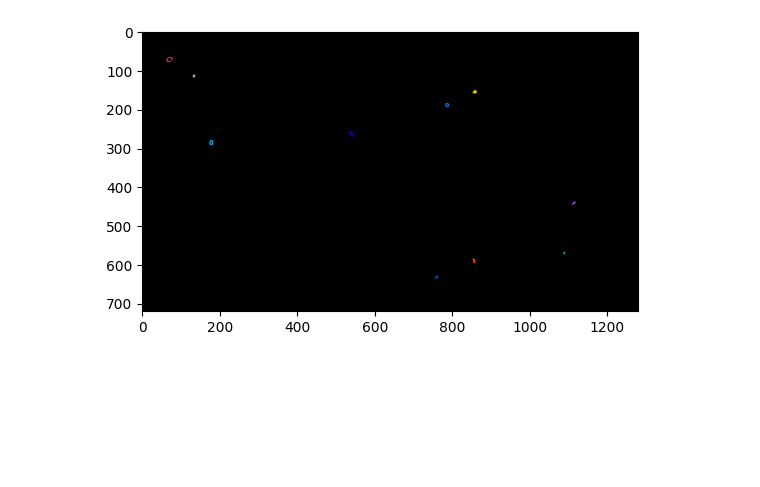
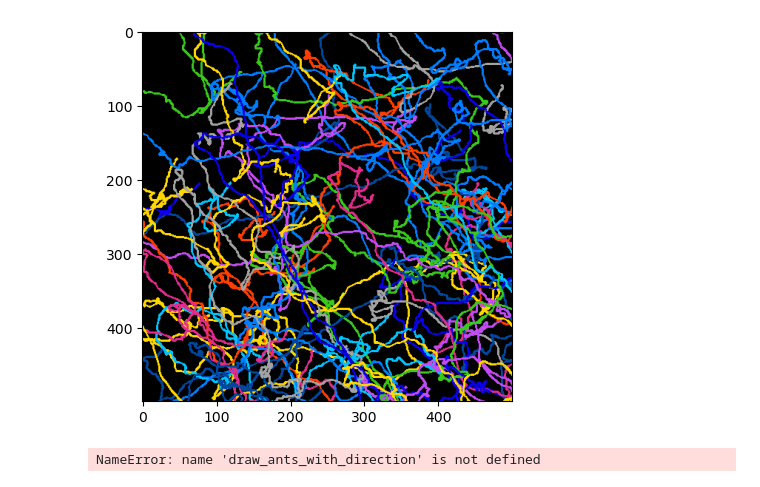
Before and after one commit to Shamaich1337/NMOT, a Jupyter notebook: ant_dataset_gen.ipynb, the cells around one changed output. Saved outputs shown, nothing was run; the diff lists cells and outputs as text; code cells hidden in the pictures; blank space fills up the shorter version.

```diff
--- a/ant_dataset_gen.ipynb
+++ b/ant_dataset_gen.ipynb
@@ -1,6 +1,7 @@
 # %%
 import numpy as np
 from StatTools.generators.ndfnoise_generator import ndfnoise
+from StatTools.generators.multi_scale_fractional_generator import MultiScaleFractionalGenerator
 import cv2
 import numpy as np
 import matplotlib.pyplot as plt
@@ -24,6 +25,35 @@ def gen_traj(frame_num: int, ants_num: int, frame_shape: tuple, margin:int = 10,
 
     dx = ndfnoise(shape=(frame_num, ants_num), hurst=[hurst_move, hurst_species], normalize=True, dtype=np.float32)
     dy = ndfnoise(shape=(frame_num, ants_num), hurst=[hurst_move, hurst_species], normalize=True, dtype=np.float32)
+
+    x = dx.round().cumsum(axis=0).astype(np.int32)
+    y = dy.round().cumsum(axis=0).astype(np.int32)
+
+    if start_point is None:
+        start_x = np.random.randint(margin, frame_shape[1] - margin, (ants_num,))
+        start_y = np.random.randint(margin, frame_shape[0] - margin, (ants_num,))
+        start_point = np.stack([start_x, start_y], axis=1)
+
+    trajectories = np.stack([x, y], axis=2)
+    trajectories = trajectories + start_point
+
+    return trajectories
+
+def gen_traj_corr(frame_num: int, ants_num: int, frame_shape: tuple, margin:int = 10,
+                    h_list: list=None, crossover_points:list=None,
+                    start_point = None, correlation_matrix: np.ndarray = None):
+
+    if correlation_matrix is None:
+        _r = np.random.rand(ants_num, ants_num)
+        cov = _r @ _r.T
+        var = cov.diagonal()
+        d = np.sqrt(var)
+        correlation_matrix = cov / np.outer(d,d)
+        np.fill_diagonal(correlation_matrix, 1.0)
+
+    generator = MultiScaleFractionalGenerator(h_list=h_list, crossover_points=crossover_points)
+    dx = generator.generate(frame_num, ants_num, correlation_matrix=correlation_matrix).T
+    dy = generator.generate(frame_num, ants_num, correlation_matrix=correlation_matrix).T
 
     x = dx.round().cumsum(axis=0).astype(np.int32)
     y = dy.round().cumsum(axis=0).astype(np.int32)
@@ -90,21 +120,27 @@ def draw_ants_with_direction(trajectories, output_path:str, frame_num: int, ants
     cv2.destroyAllWindows()
 # %%
 
-np.random.seed(42)
+# np.random.seed(42)
 
-config = {
-'frame_num' : 20,
-'frame_shape' : (720, 1280),
-'margin': 50,
-'hurst_move': 1.5,
-'hurst_species': 0.1,
-'ants_num' : 10,
-'start_point' : None
-}
-trajectories = gen_traj(**config)
-draw_traj(trajectories, config['frame_shape'],  config['ants_num'])
+# config = {
+# 'frame_num' : 20,
+# 'frame_shape' : (720, 1280),
+# 'margin': 50,
+# 'hurst_move': 1.5,
+# 'hurst_species': 0.1,
+# 'ants_num' : 10,
+# 'start_point' : None
+# }
+# trajectories = gen_traj(**config)
+# draw_traj(trajectories, config['frame_shape'],  config['ants_num'])
-# %% [output]
-[figure, removed]
+# %%
+frame_shape = (500,500)
+frame_num=4000
+ants_num=50
+trajectories_msfg = gen_traj_corr(frame_num=4000, ants_num=50, frame_shape=(500,500), h_list=[1.0, 1.0], crossover_points=[1000])
+draw_traj(trajectories_msfg, frame_shape,  ants_num)
+# %% [output]
+[figure, added]
 # %%
 flat_trajectories = trajectories.reshape(-1, 2)
 
@@ -120,4 +156,6 @@ df = pd.DataFrame({
 df = df.sort_values(['ant_id','frame'])
 df.to_csv('gen_ants_gt.csv', index=False)
 # %%
-draw_ants_with_direction(trajectories, output_path = 'gen_ants.mp4', frame_num=config['frame_num'], ants_num=config['ants_num'], frame_shape=config['frame_shape'], ant_length = 3, ant_width=1, smooth_window=5)
+draw_ants_with_direction(trajectories_msfg, output_path = 'gen_ants.mp4', frame_num=frame_num, ants_num=ants_num, frame_shape=frame_shape, ant_length = 3, ant_width=1, smooth_window=5)
+# %% [output]
+NameError: name 'draw_ants_with_direction' is not defined
```
Also changed, not shown: 14 other files.
